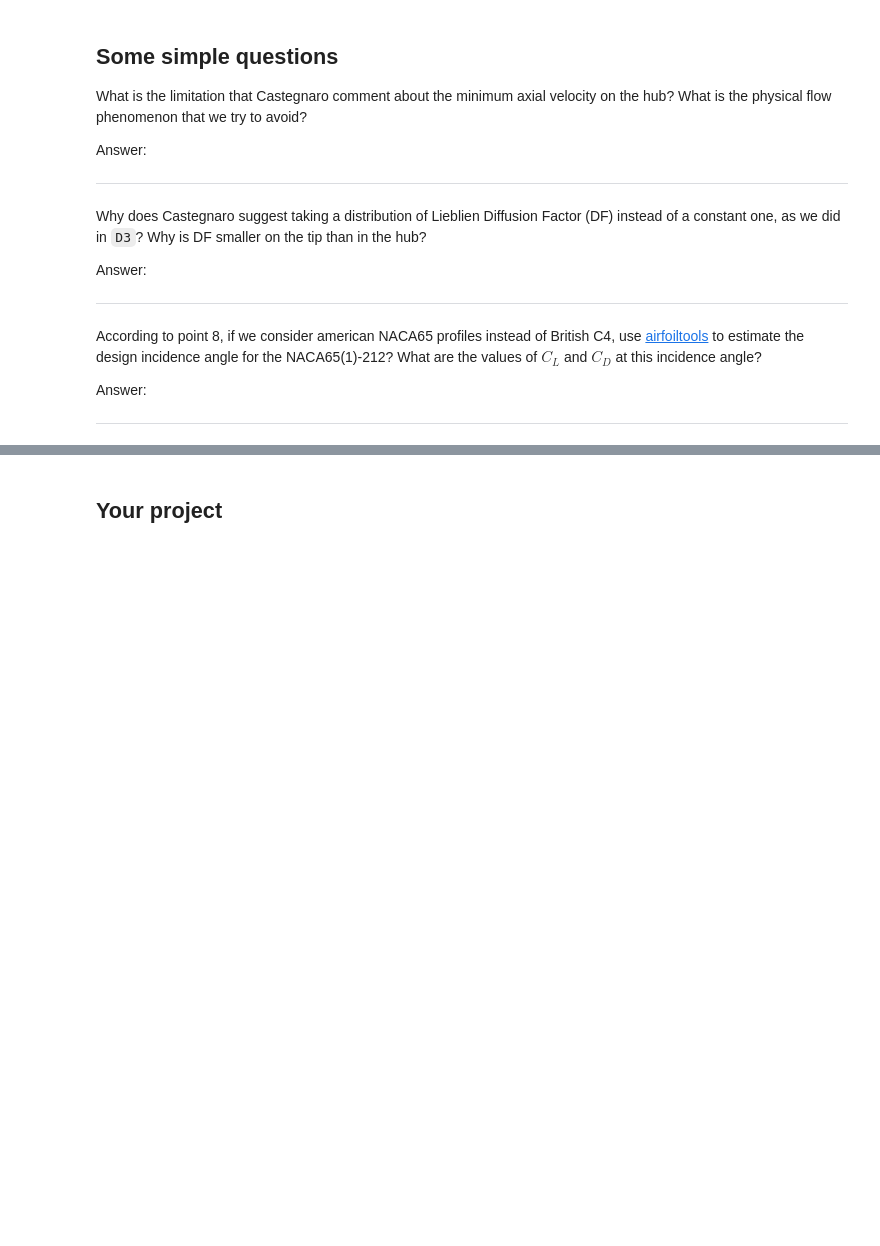
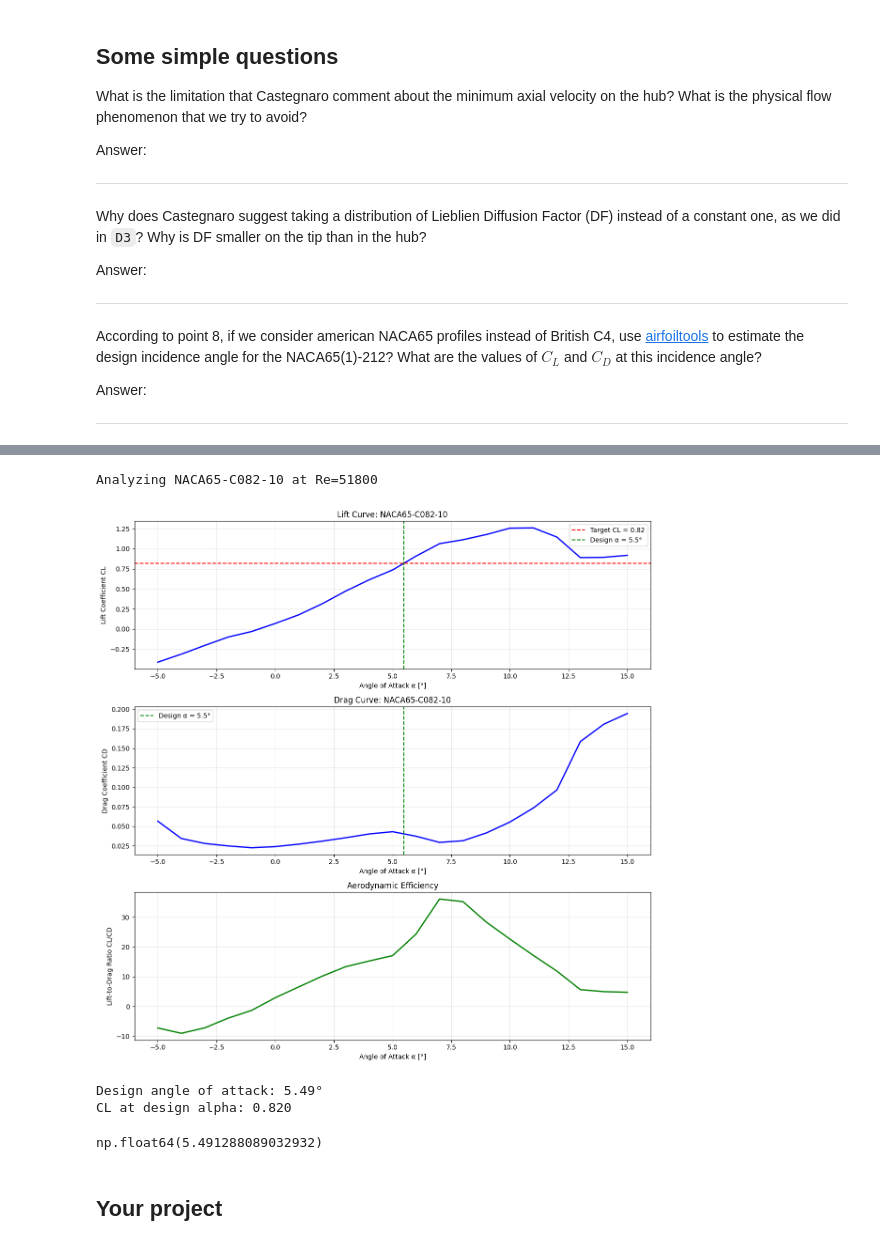
Before and after one commit to Marcal8/AdvancedFluidDynamicDesign-AxialFan, a Jupyter notebook: 1_Design/D4_blade_and_rotor_design.ipynb, the cells around one changed output, grey strips where cells are left out. Saved outputs shown, nothing was run; the diff lists cells and outputs as text; code cells hidden in the pictures; blank space fills up the shorter version.

```diff
--- a/1_Design/D4_blade_and_rotor_design.ipynb
+++ b/1_Design/D4_blade_and_rotor_design.ipynb
@@ -66,2 +114,10 @@ Let's we use this functions to analyze the medium span-wise section of the TXBR-
+# %%
+analyze_airfoil_performance(airfoil, Re = 51800)
+# %% [output]
+Analyzing NACA65-C082-10 at Re=51800
+[figure, added]
+Design angle of attack: 5.49°
+CL at design alpha: 0.820
+np.float64(5.491288089032932)
 # %% [markdown]
 ## Your project
```
Also changed, not shown: parts of 5 cells of this notebook.
